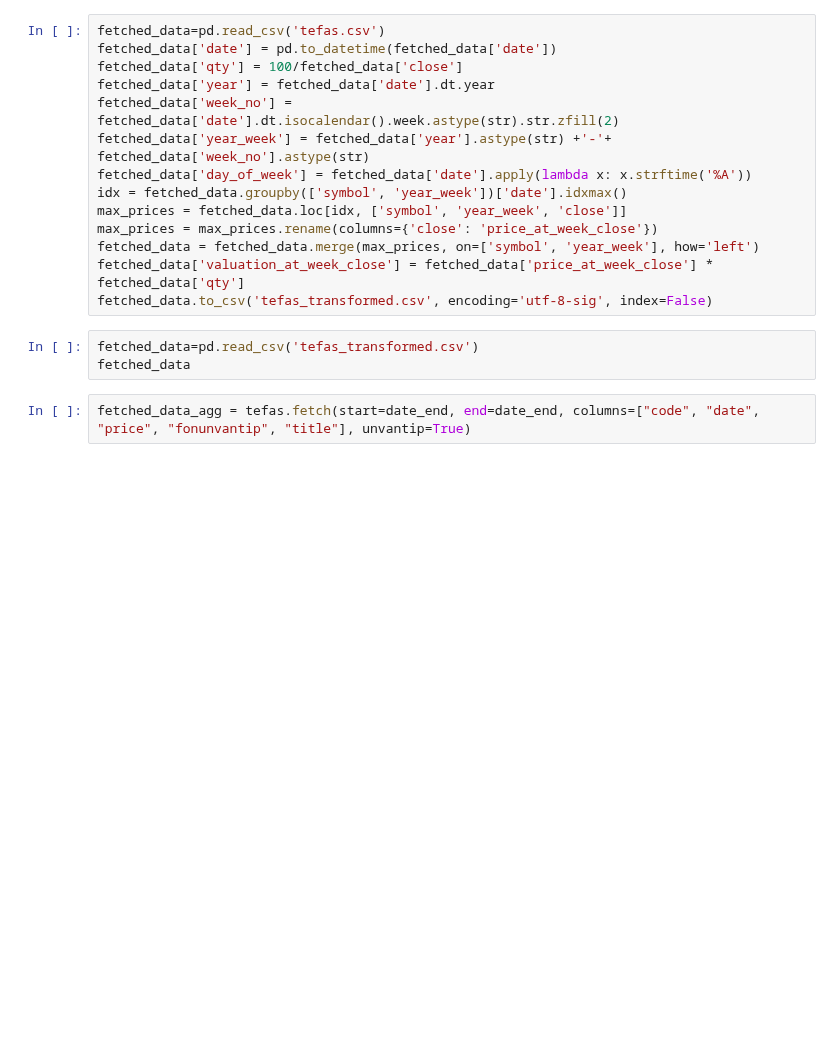
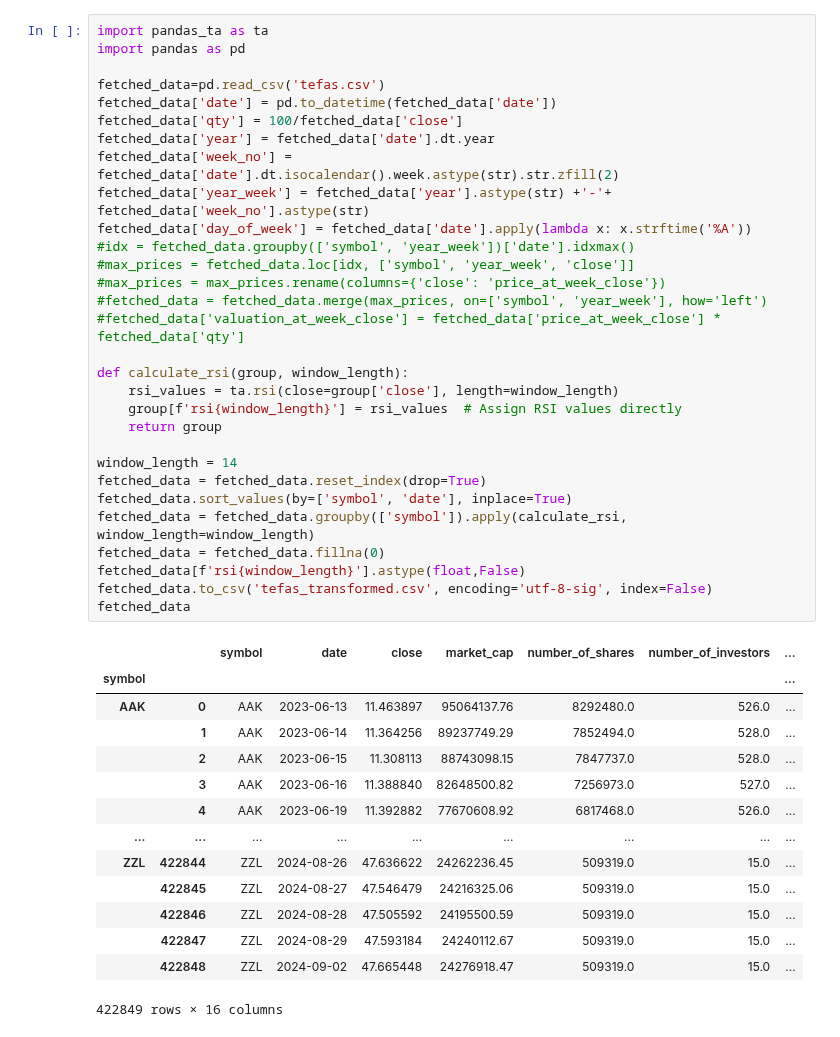
Before and after one commit to ozturkergin/ozturkergin, a Jupyter notebook: TEFAS_PowerBI_Import_v4.ipynb, the cells around one changed output. Saved outputs shown, nothing was run; the diff lists cells and outputs as text; blank space fills up the shorter version.

```diff
--- a/TEFAS_PowerBI_Import_v4.ipynb
+++ b/TEFAS_PowerBI_Import_v4.ipynb
@@ -277,20 +285,46 @@ fetched_data
 # %%
+import pandas_ta as ta
+import pandas as pd
+
 fetched_data=pd.read_csv('tefas.csv')
 fetched_data['date'] = pd.to_datetime(fetched_data['date'])
 fetched_data['qty'] = 100/fetched_data['close']
 fetched_data['year'] = fetched_data['date'].dt.year
 fetched_data['week_no'] = fetched_data['date'].dt.isocalendar().week.astype(str).str.zfill(2)
 fetched_data['year_week'] = fetched_data['year'].astype(str) +'-'+ fetched_data['week_no'].astype(str)
 fetched_data['day_of_week'] = fetched_data['date'].apply(lambda x: x.strftime('%A'))
-idx = fetched_data.groupby(['symbol', 'year_week'])['date'].idxmax()
-max_prices = fetched_data.loc[idx, ['symbol', 'year_week', 'close']]
-max_prices = max_prices.rename(columns={'close': 'price_at_week_close'})
-fetched_data = fetched_data.merge(max_prices, on=['symbol', 'year_week'], how='left')
-fetched_data['valuation_at_week_close'] = fetched_data['price_at_week_close'] * fetched_data['qty']
+#idx = fetched_data.groupby(['symbol', 'year_week'])['date'].idxmax()
+#max_prices = fetched_data.loc[idx, ['symbol', 'year_week', 'close']]
+#max_prices = max_prices.rename(columns={'close': 'price_at_week_close'})
+#fetched_data = fetched_data.merge(max_prices, on=['symbol', 'year_week'], how='left')
+#fetched_data['valuation_at_week_close'] = fetched_data['price_at_week_close'] * fetched_data['qty']
+
+def calculate_rsi(group, window_length):
+    rsi_values = ta.rsi(close=group['close'], length=window_length)
+    group[f'rsi{window_length}'] = rsi_values  # Assign RSI values directly
+    return group
+
+window_length = 14
+fetched_data = fetched_data.reset_index(drop=True)
+fetched_data.sort_values(by=['symbol', 'date'], inplace=True)
+fetched_data = fetched_data.groupby(['symbol']).apply(calculate_rsi, window_length=window_length)
+fetched_data = fetched_data.fillna(0)
+fetched_data[f'rsi{window_length}'].astype(float,False)
 fetched_data.to_csv('tefas_transformed.csv', encoding='utf-8-sig', index=False)
+fetched_data
+# %% [output]
+|  |  | symbol | date | close | market_cap | number_of_shares | number_of_investors | ... |
+| symbol |  |  |  |  |  |  |  | ... |
+| AAK | 0 | AAK | 2023-06-13 | 11.463897 | 95064137.76 | 8292480.0 | 526.0 | ... |
+|  | 1 | AAK | 2023-06-14 | 11.364256 | 89237749.29 | 7852494.0 | 528.0 | ... |
+|  | 2 | AAK | 2023-06-15 | 11.308113 | 88743098.15 | 7847737.0 | 528.0 | ... |
+|  | 3 | AAK | 2023-06-16 | 11.388840 | 82648500.82 | 7256973.0 | 527.0 | ... |
+|  | 4 | AAK | 2023-06-19 | 11.392882 | 77670608.92 | 6817468.0 | 526.0 | ... |
+| ... | ... | ... | ... | ... | ... | ... | ... | ... |
+| ZZL | 422844 | ZZL | 2024-08-26 | 47.636622 | 24262236.45 | 509319.0 | 15.0 | ... |
+|  | 422845 | ZZL | 2024-08-27 | 47.546479 | 24216325.06 | 509319.0 | 15.0 | ... |
+|  | 422846 | ZZL | 2024-08-28 | 47.505592 | 24195500.59 | 509319.0 | 15.0 | ... |
+|  | 422847 | ZZL | 2024-08-29 | 47.593184 | 24240112.67 | 509319.0 | 15.0 | ... |
+|  | 422848 | ZZL | 2024-09-02 | 47.665448 | 24276918.47 | 509319.0 | 15.0 | ... |
+422849 rows × 16 columns
-# %%
-fetched_data=pd.read_csv('tefas_transformed.csv')
-fetched_data
-# %%
-fetched_data_agg = tefas.fetch(start=date_end, end=date_end, columns=["code", "date", "price", "fonunvantip", "title"], unvantip=True)
 # %%
```
Also changed, not shown: parts of 8 cells of this notebook.
